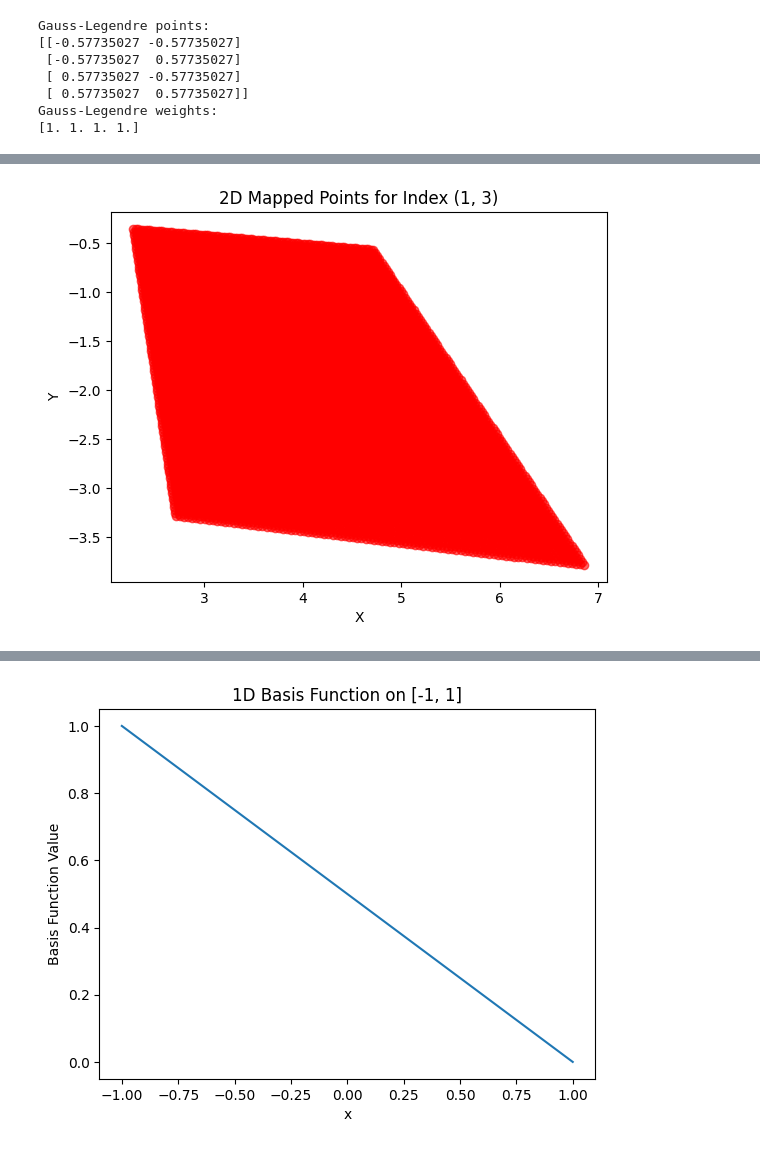
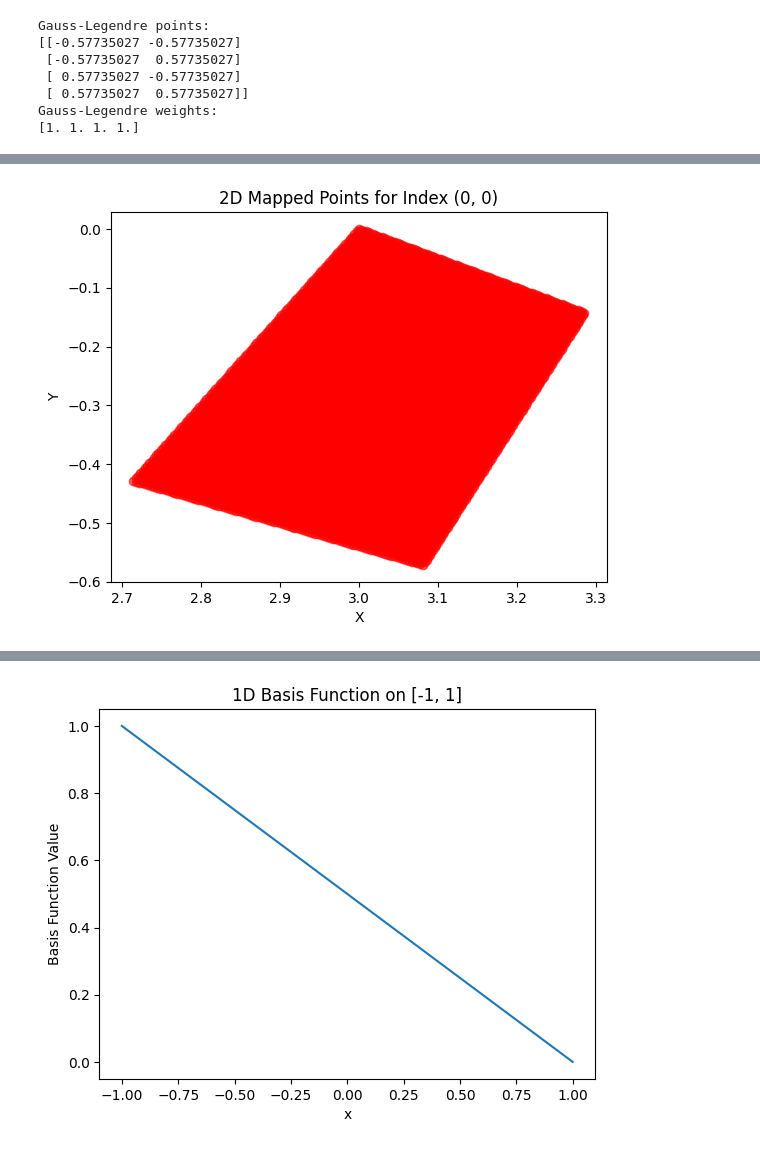
Before and after one commit to MazenAli/TT-FEMesh, a Jupyter notebook: notebooks/prototyping.ipynb, the cells around one changed output, grey strips where cells are left out. Saved outputs shown, nothing was run; the diff lists cells and outputs as text; code cells hidden in the pictures.

```diff
--- a/notebooks/prototyping.ipynb
+++ b/notebooks/prototyping.ipynb
@@ -160,12 +160,12 @@ quad3.plot()
 # %%
 from tnfemesh.mesh import SubdomainMesh2D
 mesh_exponent = 3
 subdmesh = SubdomainMesh2D(quad3, qrule, mesh_exponent)
-index = (1, 3)
+index = (0, 0)
 
 subdmesh.plot_element(index)
 # %% [output]
-[figure, old version]
+[figure, new version]
 # %%
 subdmesh.plot()
 # %% [output]
```
Also changed, not shown: parts of 6 cells of this notebook, 3 other files.
